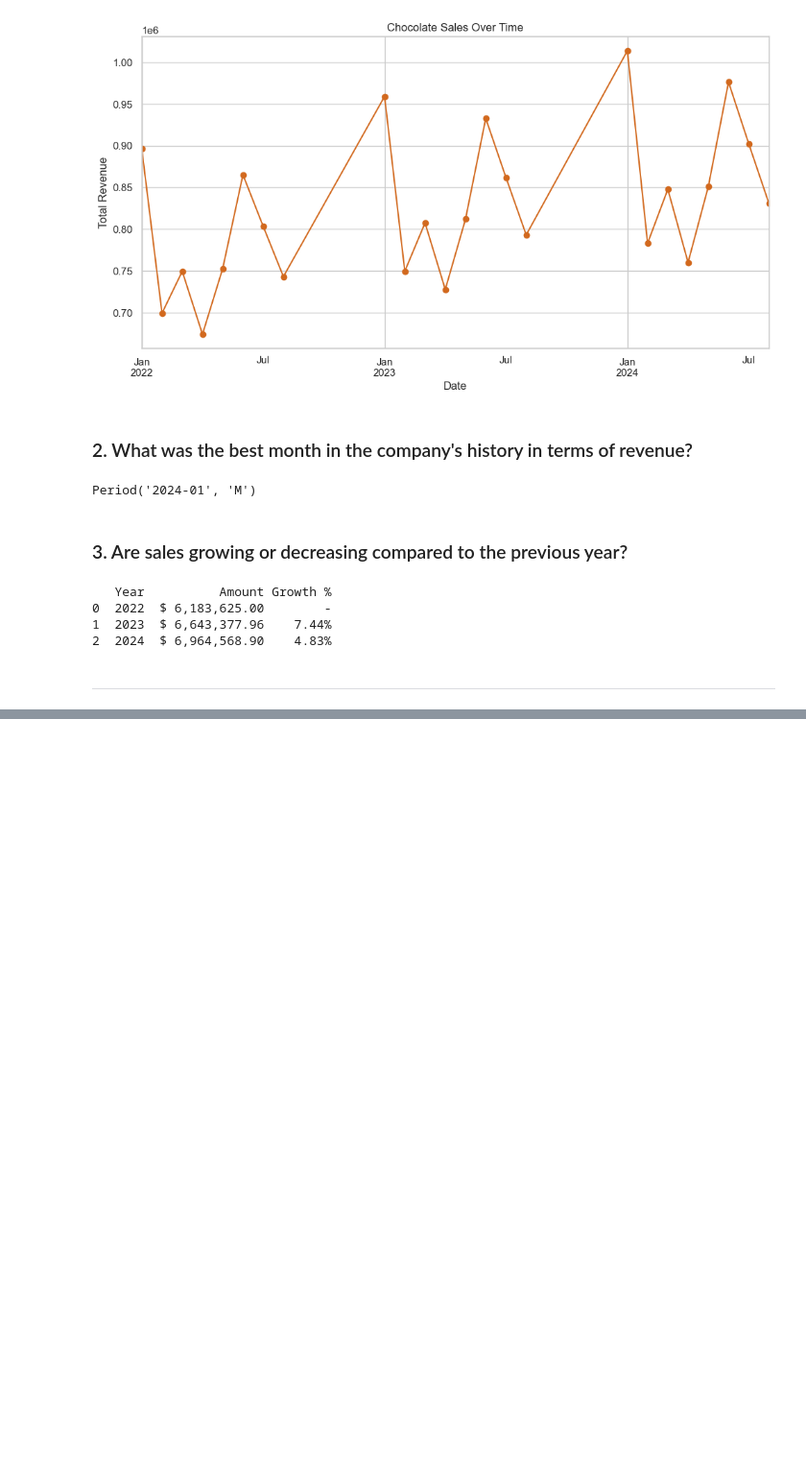
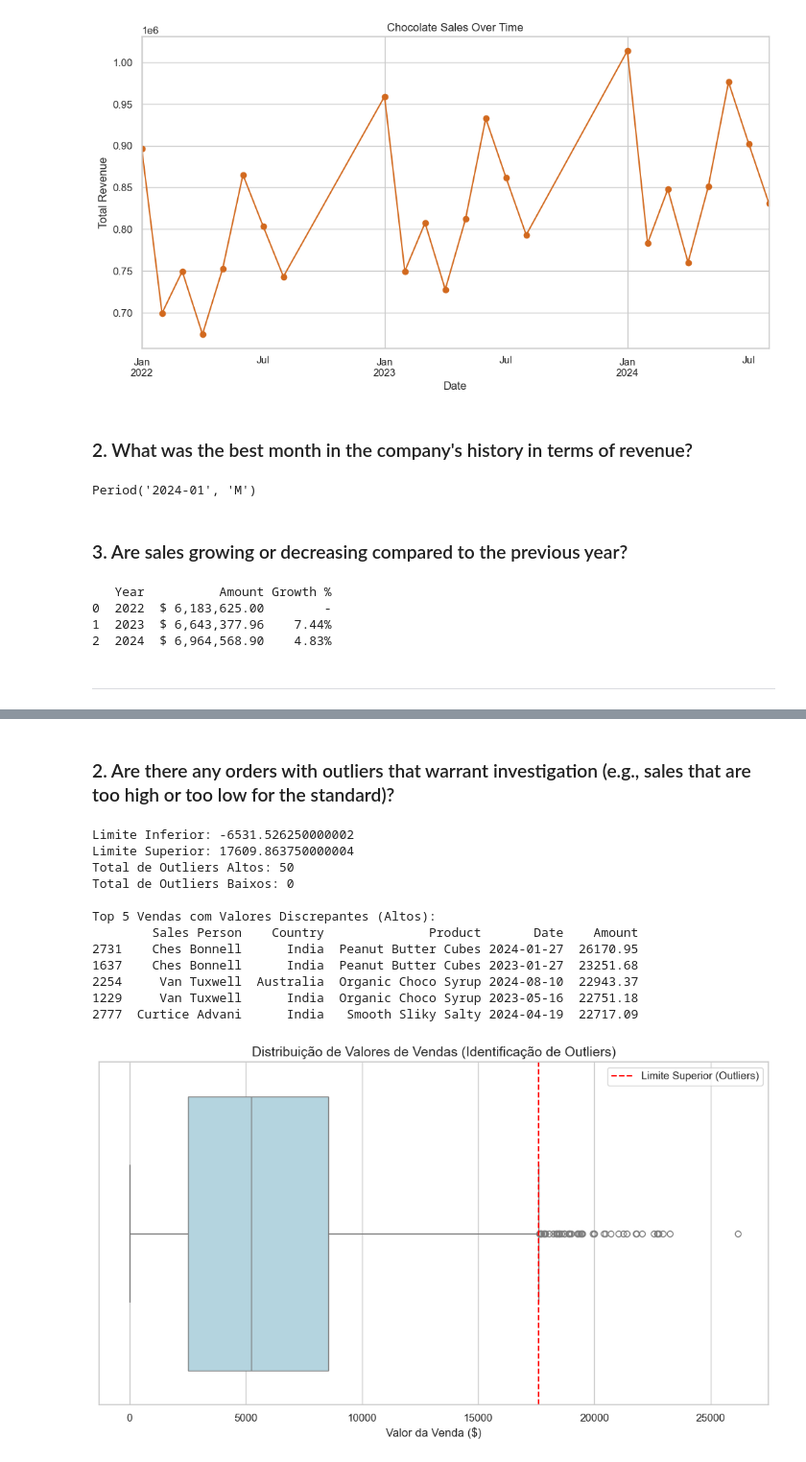
Before and after one commit to anxmarks/Chocolate-Sales, a Jupyter notebook: notebooks/02_visualization.ipynb, the cells around one changed output, grey strips where cells are left out. Shown at 96% size. Saved outputs shown, nothing was run; the diff lists cells and outputs as text; code cells hidden in the pictures; blank space fills up the shorter version.

```diff
--- a/notebooks/02_visualization.ipynb
+++ b/notebooks/02_visualization.ipynb
@@ -428,0 +435,7 @@ print(anual_sales_view)
+# %%
+df['Value per Box'] = df['Amount'] / df['Boxes Shipped']
+avg_per_box = df.groupby('Product')['Value per Box'].mean().reset_index()
+avg_per_box = avg_per_box.sort_values(by='Value per Box', ascending=False)
+avg_per_box['Value per Box'] = avg_per_box['Value per Box'].apply(lambda x: f"$ {x:,.2f}")
+
+print(avg_per_box)
@@ -428,0 +460,42 @@ print(anual_sales_view)
+# %% [markdown]
+### 2. Are there any orders with outliers that warrant investigation (e.g., sales that are too high or too low for the standard)?
+# %%
+Q1 = df['Amount'].quantile(0.25)
+Q3 = df['Amount'].quantile(0.75)
+IQR = Q3 - Q1
+
+lower_bound = Q1 - 1.5 * IQR
+upper_bound = Q3 + 1.5 * IQR
+
+outliers_high = df[df['Amount'] > upper_bound].sort_values(by='Amount', ascending=False)
+outliers_low = df[df['Amount'] < lower_bound].sort_values(by='Amount', ascending=True)
+
+plt.figure(figsize=(10, 6))
+sns.boxplot(x=df['Amount'], color='lightblue')
+plt.title('Distribuição de Valores de Vendas (Identificação de Outliers)', fontsize=14)
+plt.xlabel('Valor da Venda ($)')
+plt.axvline(upper_bound, color='red', linestyle='--', label='Limite Superior (Outliers)')
+plt.legend()
+plt.tight_layout()
+
+print(f"Limite Inferior: {lower_bound}")
+print(f"Limite Superior: {upper_bound}")
+print(f"Total de Outliers Altos: {len(outliers_high)}")
+print(f"Total de Outliers Baixos: {len(outliers_low)}")
+
+print("\nTop 5 Vendas com Valores Discrepantes (Altos):")
+print(outliers_high[['Sales Person', 'Country', 'Product', 'Date', 'Amount']].head())
+# %% [output]
+Limite Inferior: -6531.526250000002
+Limite Superior: 17609.863750000004
+Total de Outliers Altos: 50
+Total de Outliers Baixos: 0
+
+Top 5 Vendas com Valores Discrepantes (Altos):
+        Sales Person    Country              Product       Date    Amount
+2731    Ches Bonnell      India  Peanut Butter Cubes 2024-01-27  26170.95
+1637    Ches Bonnell      India  Peanut Butter Cubes 2023-01-27  23251.68
+2254     Van Tuxwell  Australia  Organic Choco Syrup 2024-08-10  22943.37
+1229     Van Tuxwell      India  Organic Choco Syrup 2023-05-16  22751.18
+2777  Curtice Advani      India   Smooth Sliky Salty 2024-04-19  22717.09
+[figure, added]
```
Also changed, not shown: parts of 3 cells of this notebook.
